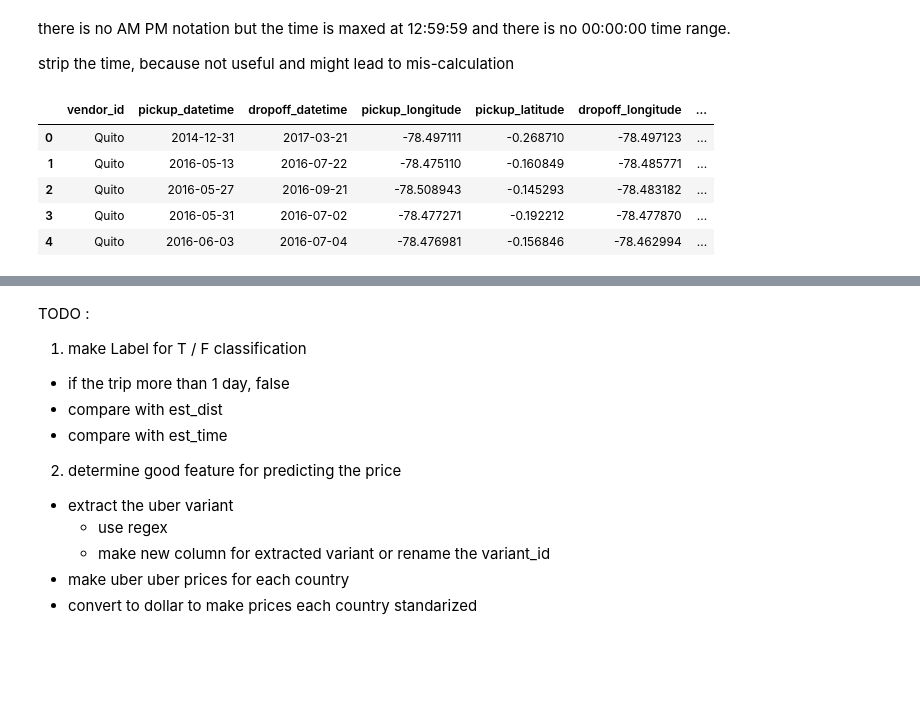
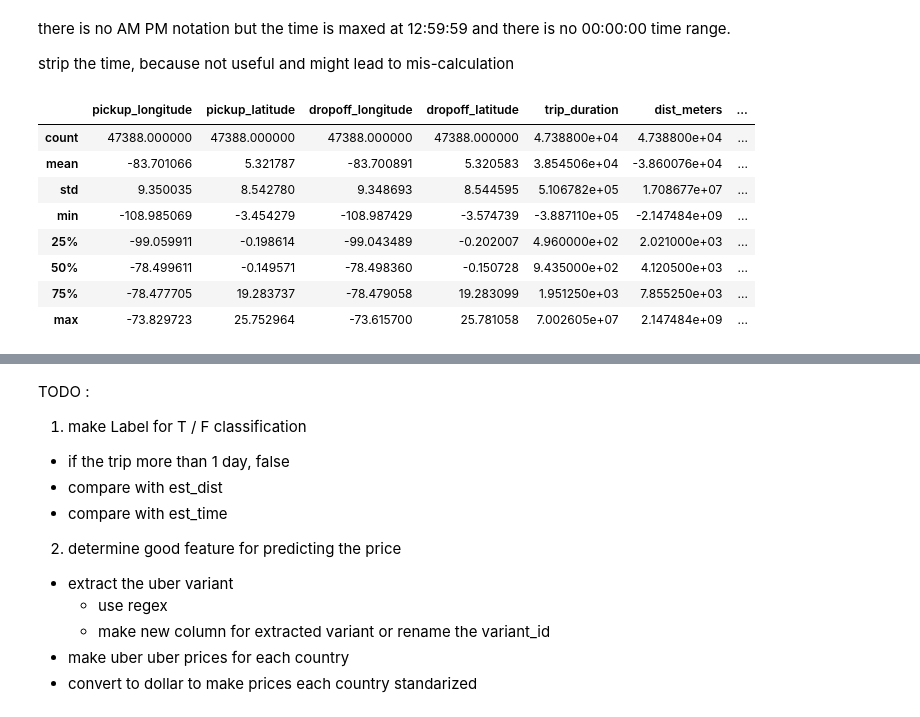
Before and after one commit to enricoroselino/GGU-3-Uber-VTRIP, a Jupyter notebook: EDA.ipynb, the cells around one changed output, grey strips where cells are left out. Drawn from its saved outputs; the diff is of its cells as text; code cells hidden in the pictures; blank space fills up the shorter version.

```diff
--- a/EDA.ipynb
+++ b/EDA.ipynb
@@ -219,14 +234,18 @@ strip the time, because not useful and might lead to mis-calculation
 dataset_df["pickup_datetime"] = pd.to_datetime(dataset_df["pickup_datetime"]).dt.date
 dataset_df["dropoff_datetime"] = pd.to_datetime(dataset_df["dropoff_datetime"]).dt.date
 # %%
-# sort by pickup date time and show 5 data
+# sort by pickup date time
 dataset_df = dataset_df.sort_values(by=["pickup_datetime"])
 dataset_df = dataset_df.reset_index(drop=True)
-dataset_df.head(5)
-# %% [output]
-|  | vendor_id | pickup_datetime | dropoff_datetime | pickup_longitude | pickup_latitude | dropoff_longitude | ... |
-| 0 | Quito | 2014-12-31 | 2017-03-21 | -78.497111 | -0.268710 | -78.497123 | ... |
-| 1 | Quito | 2016-05-13 | 2016-07-22 | -78.475110 | -0.160849 | -78.485771 | ... |
-| 2 | Quito | 2016-05-27 | 2016-09-21 | -78.508943 | -0.145293 | -78.483182 | ... |
-| 3 | Quito | 2016-05-31 | 2016-07-02 | -78.477271 | -0.192212 | -78.477870 | ... |
-| 4 | Quito | 2016-06-03 | 2016-07-04 | -78.476981 | -0.156846 | -78.462994 | ... |
+# %%
+dataset_df.describe()
+# %% [output]
+|  | pickup_longitude | pickup_latitude | dropoff_longitude | dropoff_latitude | trip_duration | dist_meters | ... |
+| count | 47388.000000 | 47388.000000 | 47388.000000 | 47388.000000 | 4.738800e+04 | 4.738800e+04 | ... |
+| mean | -83.701066 | 5.321787 | -83.700891 | 5.320583 | 3.854506e+04 | -3.860076e+04 | ... |
+| std | 9.350035 | 8.542780 | 9.348693 | 8.544595 | 5.106782e+05 | 1.708677e+07 | ... |
+| min | -108.985069 | -3.454279 | -108.987429 | -3.574739 | -3.887110e+05 | -2.147484e+09 | ... |
+| 25% | -99.059911 | -0.198614 | -99.043489 | -0.202007 | 4.960000e+02 | 2.021000e+03 | ... |
+| 50% | -78.499611 | -0.149571 | -78.498360 | -0.150728 | 9.435000e+02 | 4.120500e+03 | ... |
+| 75% | -78.477705 | 19.283737 | -78.479058 | 19.283099 | 1.951250e+03 | 7.855250e+03 | ... |
+| max | -73.829723 | 25.752964 | -73.615700 | 25.781058 | 7.002605e+07 | 2.147484e+09 | ... |
```
Also changed, not shown: parts of 17 cells of this notebook.
